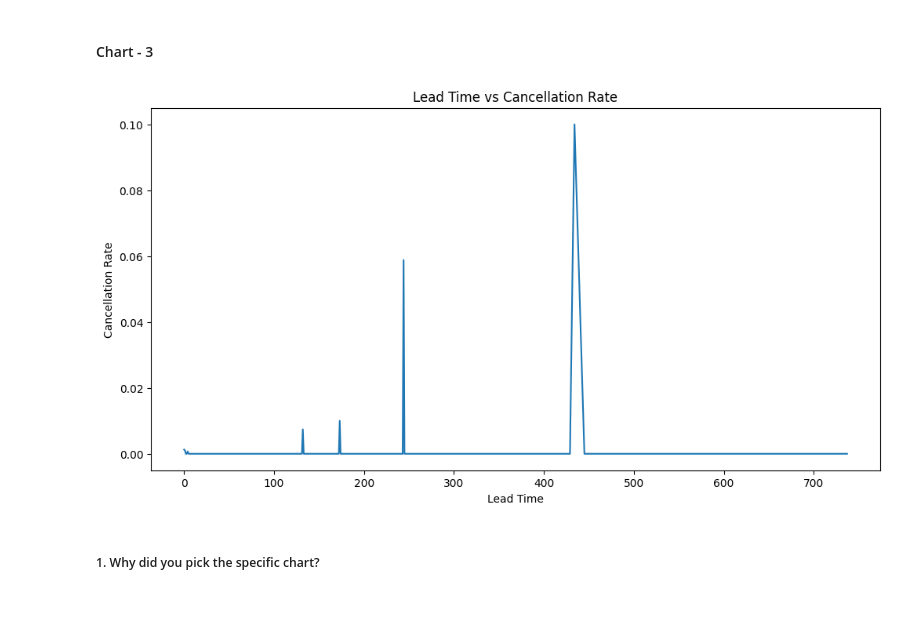
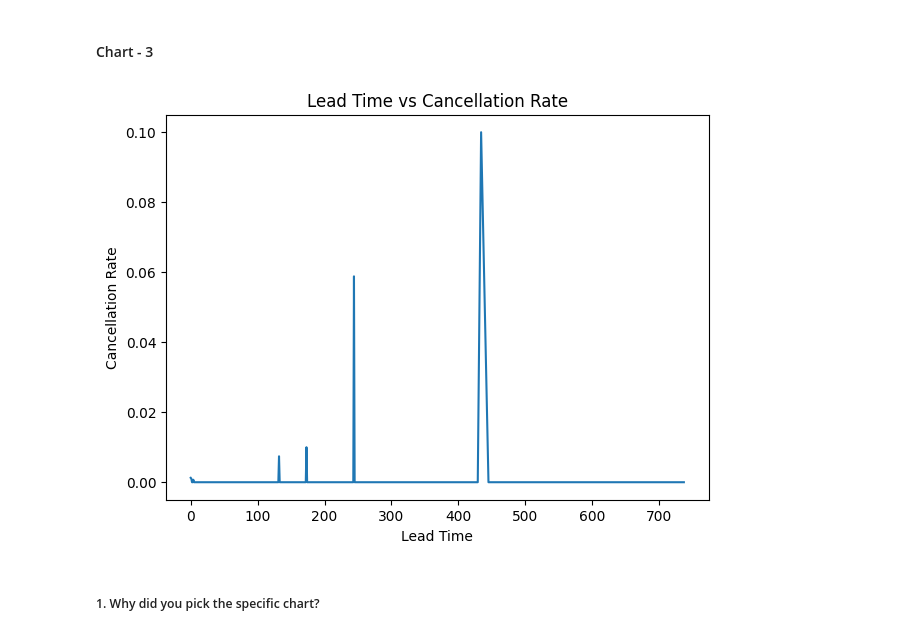
Before and after one commit to Sakshi1127/almabettercapstoneproject, a Jupyter notebook: EDA_Hotel_Booking_analysis.ipynb, the cells around one changed output. Drawn from its saved outputs; the diff is of its cells as text; code cells hidden in the pictures; blank space fills up the shorter version.

```diff
--- a/EDA_Hotel_Booking_analysis.ipynb
+++ b/EDA_Hotel_Booking_analysis.ipynb
@@ -529,18 +528,18 @@ Are there any insights that lead to negative growth? Justify with specific reaso
 # %%
 #Caluculate the lead time that impact the cancellation rate
 
 # Group the data by lead time and calculate the cancellation rate
 lead_time_cancellation_rate = data_set.groupby('lead_time')['is_canceled'].mean()
 
 # Plot the lead time vs cancellation rate
-plt.figure(figsize=(12, 6))
+plt.figure(figsize=(7, 5))
 sns.lineplot(x=lead_time_cancellation_rate.index, y=lead_time_cancellation_rate.values)
 plt.xlabel('Lead Time')
 plt.ylabel('Cancellation Rate')
 plt.title('Lead Time vs Cancellation Rate')
 plt.show()
 # %% [output]
-[figure, old version]
+[figure, new version]
 # %% [markdown]
 ##### 1. Why did you pick the specific chart?
 # %% [markdown]
```
Also changed, not shown: parts of 12 cells of this notebook.
